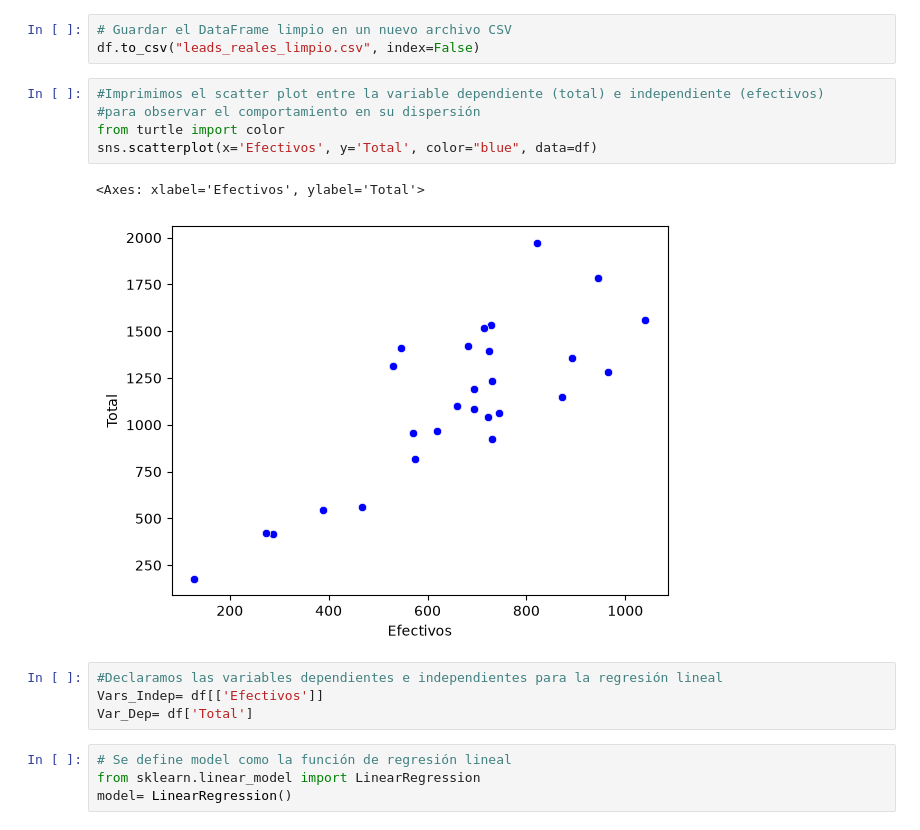
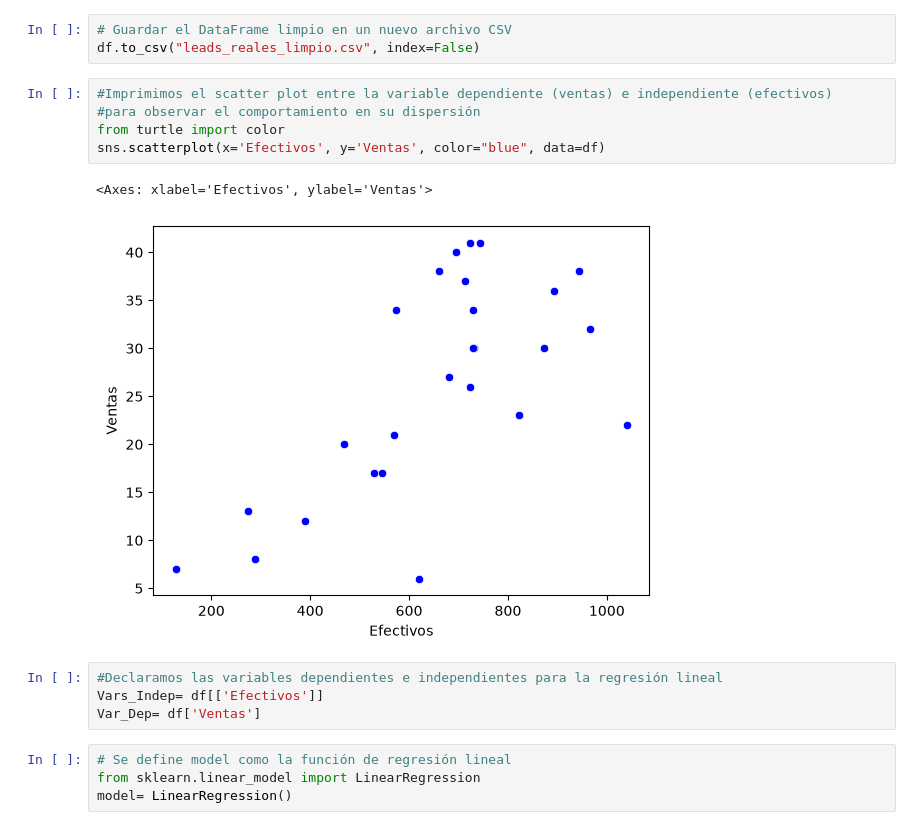
Before and after one commit to Andyr3516/Regression_lineal_simple_A5, a Jupyter notebook: Actividad 5.1/leads_reales_limpio.ipynb, the cells around one changed output. Cells and saved outputs as stored; diff of their text form.

```diff
--- a/Actividad 5.1/leads_reales_limpio.ipynb
+++ b/Actividad 5.1/leads_reales_limpio.ipynb
@@ -75,17 +75,17 @@ memory usage: 2.7 KB
 # Guardar el DataFrame limpio en un nuevo archivo CSV
 df.to_csv("leads_reales_limpio.csv", index=False)
 # %%
-#Imprimimos el scatter plot entre la variable dependiente (total) e independiente (efectivos)
+#Imprimimos el scatter plot entre la variable dependiente (ventas) e independiente (efectivos)
 #para observar el comportamiento en su dispersión
 from turtle import color
-sns.scatterplot(x='Efectivos', y='Total', color="blue", data=df)
+sns.scatterplot(x='Efectivos', y='Ventas', color="blue", data=df)
 # %% [output]
-<Axes: xlabel='Efectivos', ylabel='Total'>
+<Axes: xlabel='Efectivos', ylabel='Ventas'>
-[figure, old version]
+[figure, new version]
 # %%
 #Declaramos las variables dependientes e independientes para la regresión lineal
 Vars_Indep= df[['Efectivos']]
-Var_Dep= df['Total']
+Var_Dep= df['Ventas']
 # %%
 # Se define model como la función de regresión lineal
 from sklearn.linear_model import LinearRegression
```
Also changed, not shown: parts of 13 cells of this notebook.
